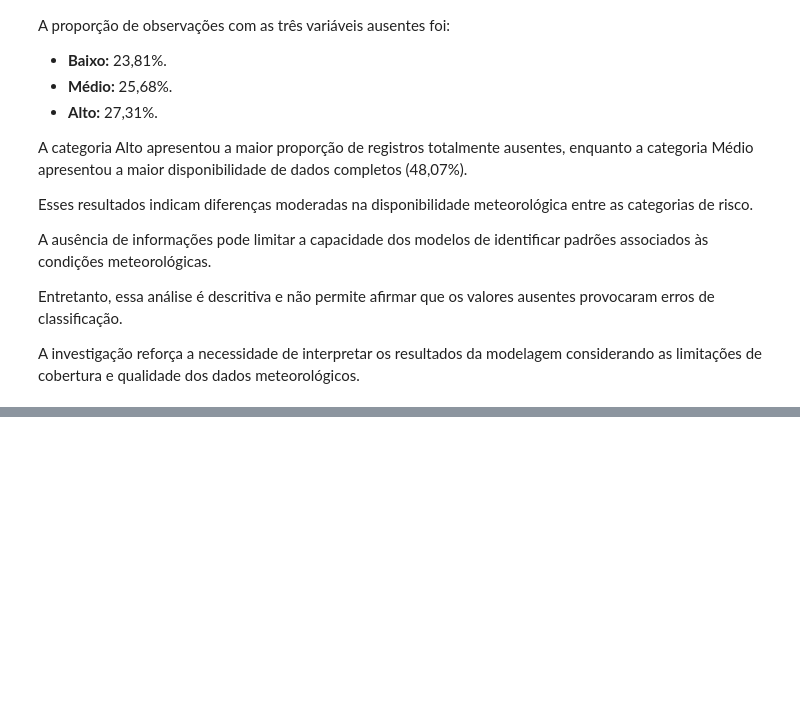
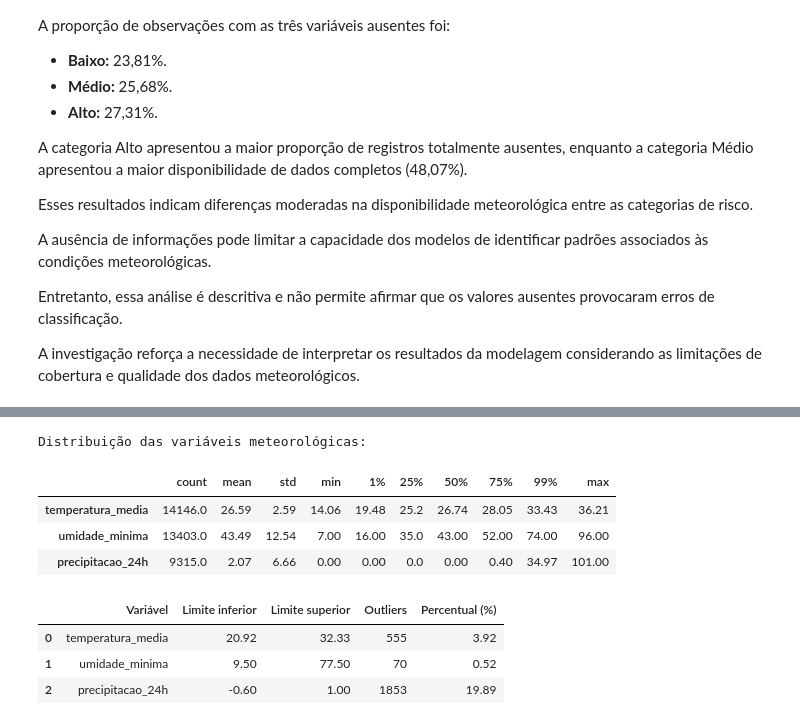
Before and after one commit to AndreLuco-48/sprint18-risco-fogo-brasil, a Jupyter notebook: notebooks/Sprint18_Etapa1_Entrega.ipynb, the cells around one changed output, grey strips where cells are left out. Saved outputs shown, nothing was run; the diff lists cells and outputs as text; code cells hidden in the pictures; blank space fills up the shorter version.

```diff
--- a/notebooks/Sprint18_Etapa1_Entrega.ipynb
+++ b/notebooks/Sprint18_Etapa1_Entrega.ipynb
@@ -7120,0 +7370,61 @@ dos dados meteorológicos.
+# %%
+# Análise inicial de valores extremos nas variáveis meteorológicas
+
+variaveis_outliers = [
+    "temperatura_media",
+    "umidade_minima",
+    "precipitacao_24h"
+]
+
+# Calcula estatísticas descritivas e percentis
+resumo_outliers = df_base_v2[variaveis_outliers].describe(
+    percentiles=[0.01, 0.25, 0.50, 0.75, 0.99]
+)
+
+print("Distribuição das variáveis meteorológicas:")
+display(resumo_outliers.round(2).T)
+# %% [output]
+Distribuição das variáveis meteorológicas:
+|  | count | mean | std | min | 1% | 25% | 50% | 75% | 99% | max |
+| temperatura_media | 14146.0 | 26.59 | 2.59 | 14.06 | 19.48 | 25.2 | 26.74 | 28.05 | 33.43 | 36.21 |
+| umidade_minima | 13403.0 | 43.49 | 12.54 | 7.00 | 16.00 | 35.0 | 43.00 | 52.00 | 74.00 | 96.00 |
+| precipitacao_24h | 9315.0 | 2.07 | 6.66 | 0.00 | 0.00 | 0.0 | 0.00 | 0.40 | 34.97 | 101.00 |
+# %%
+# Identifica valores extremos utilizando o método IQR
+
+resultados_iqr = []
+
+for coluna in variaveis_outliers:
+    dados = df_base_v2[coluna].dropna()
+
+    q1 = dados.quantile(0.25)
+    q3 = dados.quantile(0.75)
+
+    iqr = q3 - q1
+
+    limite_inferior = q1 - 1.5 * iqr
+    limite_superior = q3 + 1.5 * iqr
+
+    quantidade_outliers = (
+        (dados < limite_inferior) |
+        (dados > limite_superior)
+    ).sum()
+
+    resultados_iqr.append({
+        "Variável": coluna,
+        "Limite inferior": round(limite_inferior, 2),
+        "Limite superior": round(limite_superior, 2),
+        "Outliers": quantidade_outliers,
+        "Percentual (%)": round(
+            quantidade_outliers / len(dados) * 100, 2
+        )
+    })
+
+df_resultados_iqr = pd.DataFrame(resultados_iqr)
+
+display(df_resultados_iqr)
+# %% [output]
+|  | Variável | Limite inferior | Limite superior | Outliers | Percentual (%) |
+| 0 | temperatura_media | 20.92 | 32.33 | 555 | 3.92 |
+| 1 | umidade_minima | 9.50 | 77.50 | 70 | 0.52 |
+| 2 | precipitacao_24h | -0.60 | 1.00 | 1853 | 19.89 |
```
Also changed, not shown: parts of 22 cells of this notebook, 2 other files.
